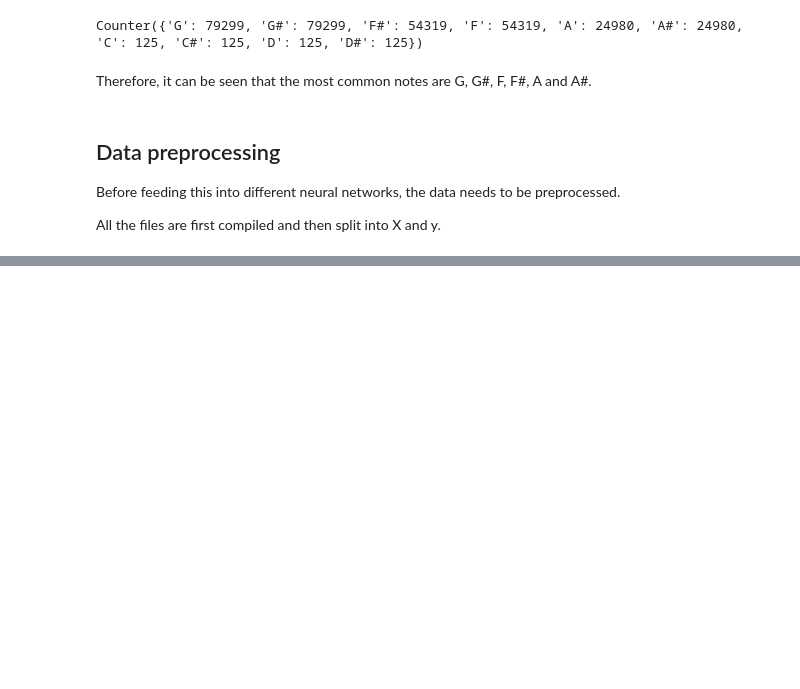
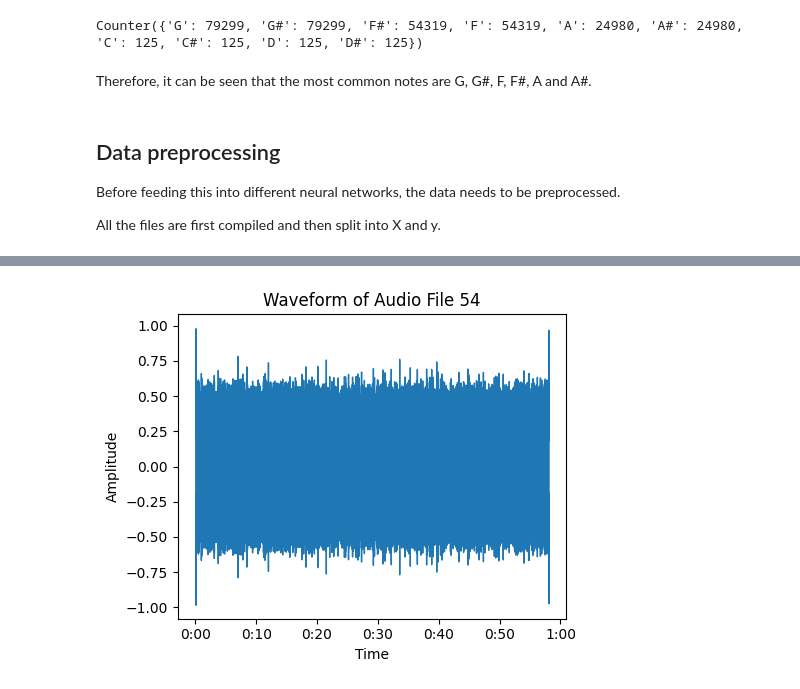
Before and after one commit to sriraj0926/Music-generation, a Jupyter notebook: Deep_Learning_Project.ipynb, the cells around one changed output, grey strips where cells are left out. Cells and saved outputs as stored; diff of their text form; code cells hidden in the pictures; blank space fills up the shorter version.

Commit message:
Need to work on inference

```diff
--- a/Deep_Learning_Project.ipynb
+++ b/Deep_Learning_Project.ipynb
@@ -167,6 +180,4 @@ y = np.array(y)
 # %%
-print(X.shape, y.shape)
-
-X, y = X.reshape(100, -1), y.reshape(100, -1)
-print(X.shape)
+#X, y = X.reshape(2, 100, -1), y.reshape(2, 100, -1)
+#print(X.shape)
 # %% [output]
@@ -179,0 +194,2 @@ X_train, X_val, y_train, y_val = train_test_split(X_train, y_train, test_size =
+# %%
+X, y = X.reshape(200, -1), y.reshape(200, -1)
@@ -414,0 +313,19 @@ for epoch in range(epochs):
+# %%
+import soundfile as sf
+
+inference = VariationalAutoEncoder(inp)
+inference.load_state_dict(torch.load('/content/gdrive/MyDrive/kaggle/Models/GRUVAE_ver02.pth'))
+inference.eval()
+
+latent_code = torch.rand(5000, 32)
+
+with torch.no_grad():
+    norm_generated_spec = model.decoder(latent_code)
+    norm_generated_spec = np.array(norm_generated_spec.detach())
+
+norm_generated_spec = (norm_generated_spec + 1) * 0.5
+generated_spec = np.array((norm_generated_spec * (norm_generated_spec.max() - norm_generated_spec.min()))+ norm_generated_spec.min())
+
+generated_audio = librosa.feature.inverse.mel_to_audio(generated_spec.T, sr = sr, n_iter = 200)
+
+#sf.write('/content/gdrive/MyDrive/kaggle/GeneratedSamples/GRUVAE_ver02_samp01.mp3', generated_audio, sr)
@@ -414,0 +340,12 @@ for epoch in range(epochs):
+# %%
+
+
+plt.figure(figsize=(5, 4))
+librosa.display.waveshow(generated_audio, sr=sr)
+plt.title(f"Waveform of Audio File {i}")
+plt.xlabel("Time")
+plt.ylabel("Amplitude")
+plt.tight_layout()
+plt.show()
+# %% [output]
+[figure, added]
```
Also changed, not shown: parts of 25 cells of this notebook.
